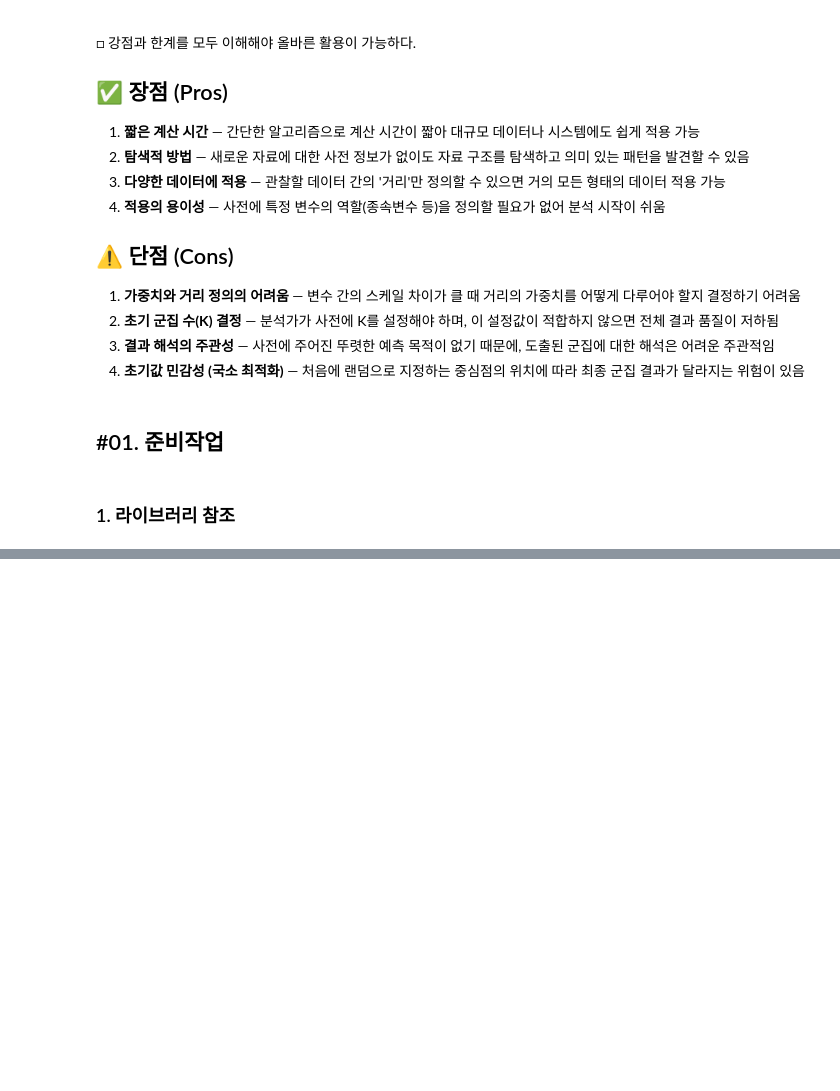
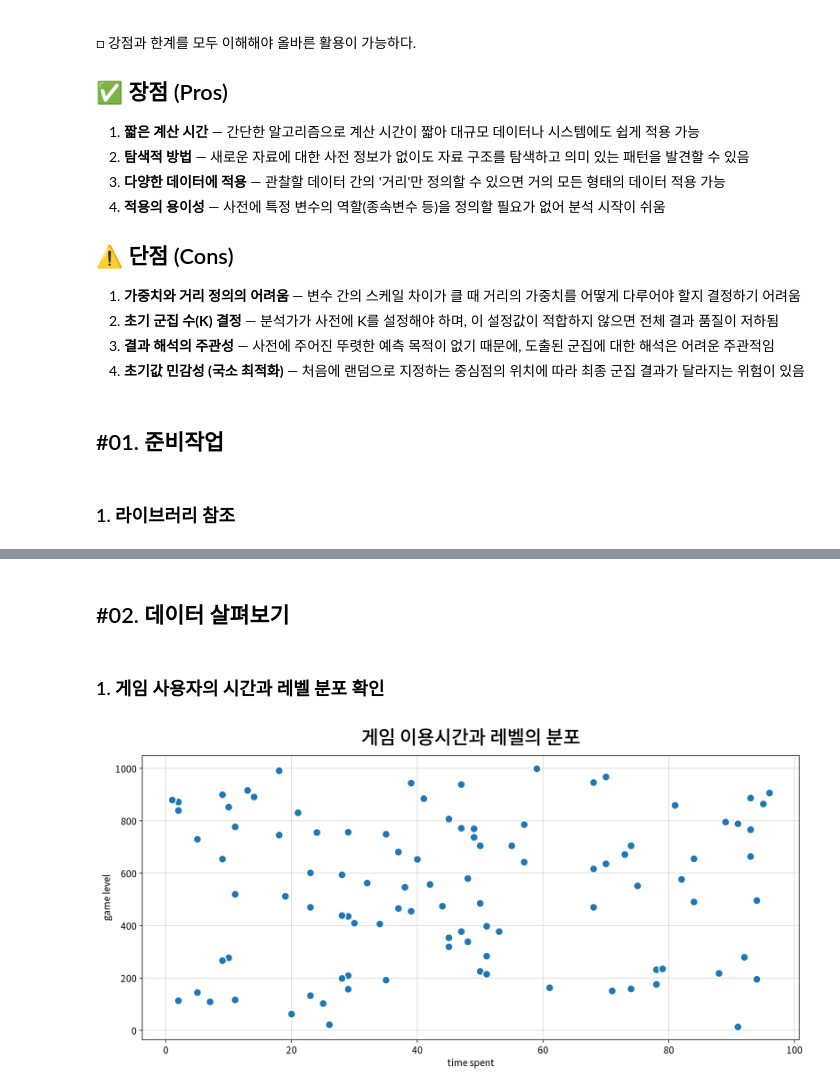
Before and after one commit to choi-yeonju/Python-Basics, a Jupyter notebook: [LAB-02] 비지도 학습/[LAB-02] 비지도 학습ㅣ02-KMeans 군집분석(실습코드) yeonju.ipynb, the cells around one changed output, grey strips where cells are left out. Drawn from its saved outputs; the diff is of its cells as text; code cells hidden in the pictures; blank space fills up the shorter version.

```diff
--- a/[LAB-02] 비지도 학습/[LAB-02] 비지도 학습ㅣ02-KMeans 군집분석(실습코드) yeonju.ipynb
+++ b/[LAB-02] 비지도 학습/[LAB-02] 비지도 학습ㅣ02-KMeans 군집분석(실습코드) yeonju.ipynb
@@ -120,0 +120,3 @@ IndentationError: expected an indented block after 'for' statement on line 686 (
+# %%
+origin = load_data("game_usage")
+origin.head()
@@ -120,0 +131,9 @@ IndentationError: expected an indented block after 'for' statement on line 686 (
+# %% [markdown]
+## #02. 데이터 살펴보기
+# %% [markdown]
+### 1. 게임 사용자의 시간과 레벨 분포 확인
+# %%
+my_plot.scatterplot(data=origin, x="time spent", y="game level",
+                    title="게임 이용시간과 레벨의 분포")
+# %% [output]
+[figure, added]
```
Also changed, not shown: parts of 39 cells of this notebook, 16 other files.
